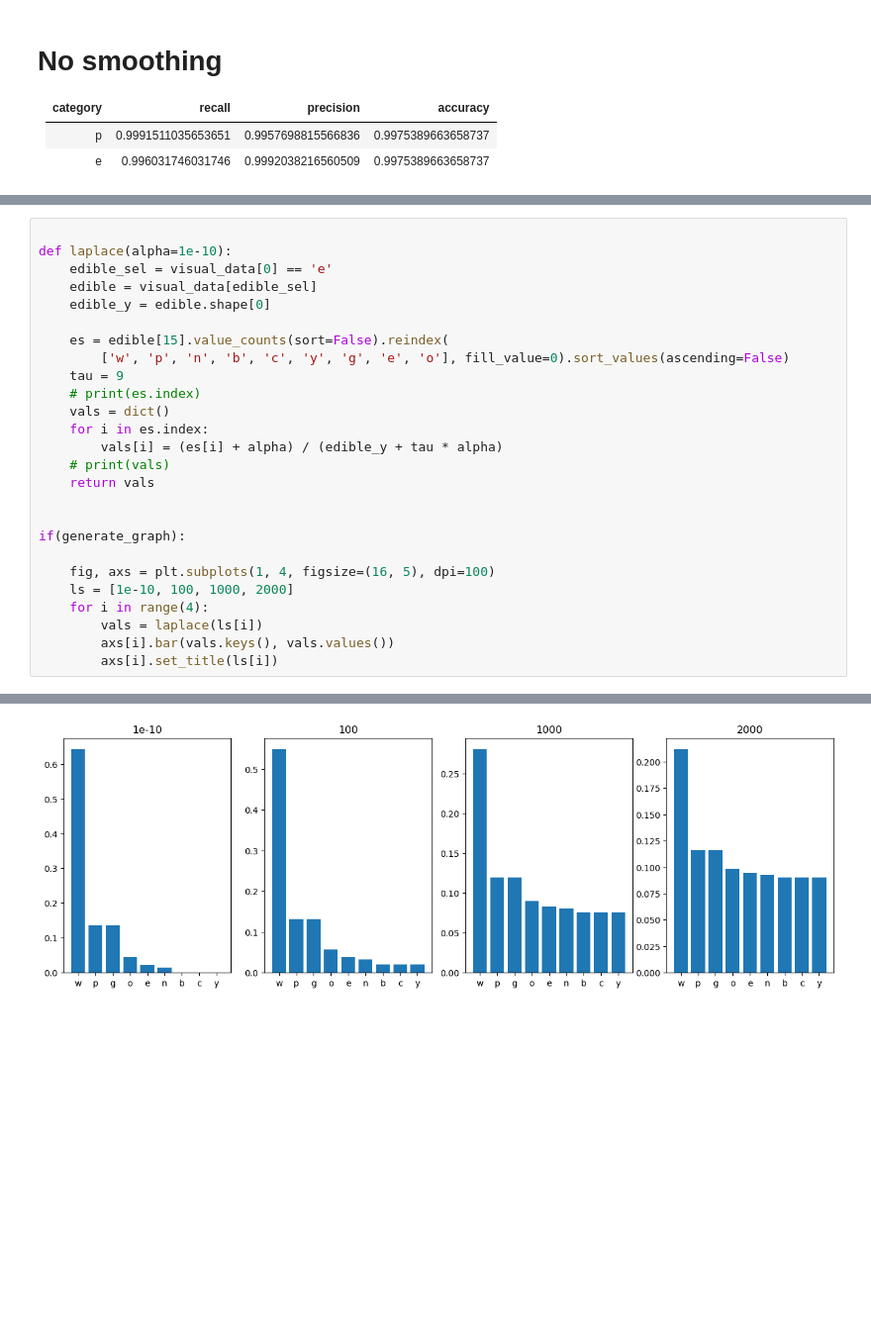
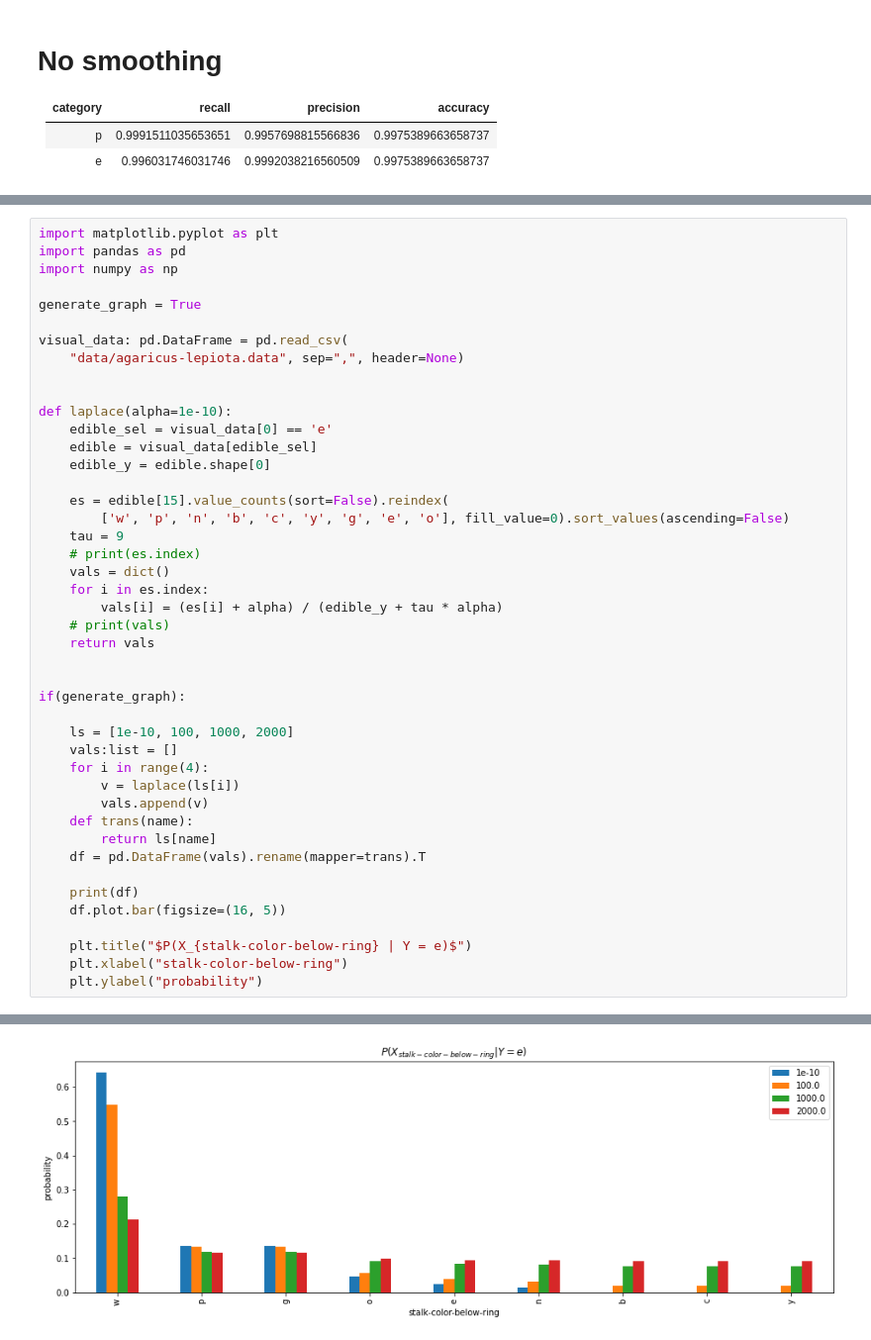
Before and after one commit to kie4280/Fall2021-MachineLearning, a Jupyter notebook: HW1/mushroom.ipynb, the cells around one changed output, grey strips where cells are left out. Shown at 99% size. Saved outputs shown, nothing was run; the diff lists cells and outputs as text; blank space fills up the shorter version.

Commit message:
1. can show grouped bar chart in mushroom

```diff
--- a/HW1/mushroom.ipynb
+++ b/HW1/mushroom.ipynb
@@ -180,6 +197,15 @@ if (generate_graph):
 [figure]
 [figure]
 # %%
+import matplotlib.pyplot as plt
+import pandas as pd
+import numpy as np
+
+generate_graph = True
+
+visual_data: pd.DataFrame = pd.read_csv(
+    "data/agaricus-lepiota.data", sep=",", header=None)
+
 
 def laplace(alpha=1e-10):
     edible_sel = visual_data[0] == 'e'
@@ -199,10 +225,19 @@ def laplace(alpha=1e-10):
 
 if(generate_graph):
 
-    fig, axs = plt.subplots(1, 4, figsize=(16, 5), dpi=100)
     ls = [1e-10, 100, 1000, 2000]
+    vals:list = []
     for i in range(4):
-        vals = laplace(ls[i])
-        axs[i].bar(vals.keys(), vals.values())
-        axs[i].set_title(ls[i])
+        v = laplace(ls[i])
+        vals.append(v)
+    def trans(name):
+        return ls[name]
+    df = pd.DataFrame(vals).rename(mapper=trans).T
+
+    print(df)
+    df.plot.bar(figsize=(16, 5))
+
+    plt.title("$P(X_{stalk-color-below-ring} | Y = e)$")
+    plt.xlabel("stalk-color-below-ring")
+    plt.ylabel("probability")
 # %% [output]
@@ -209 +254 @@ if(generate_graph):
-[figure, old version]
+[figure, new version]
```
Also changed, not shown: parts of 3 cells of this notebook, 1 other file.
